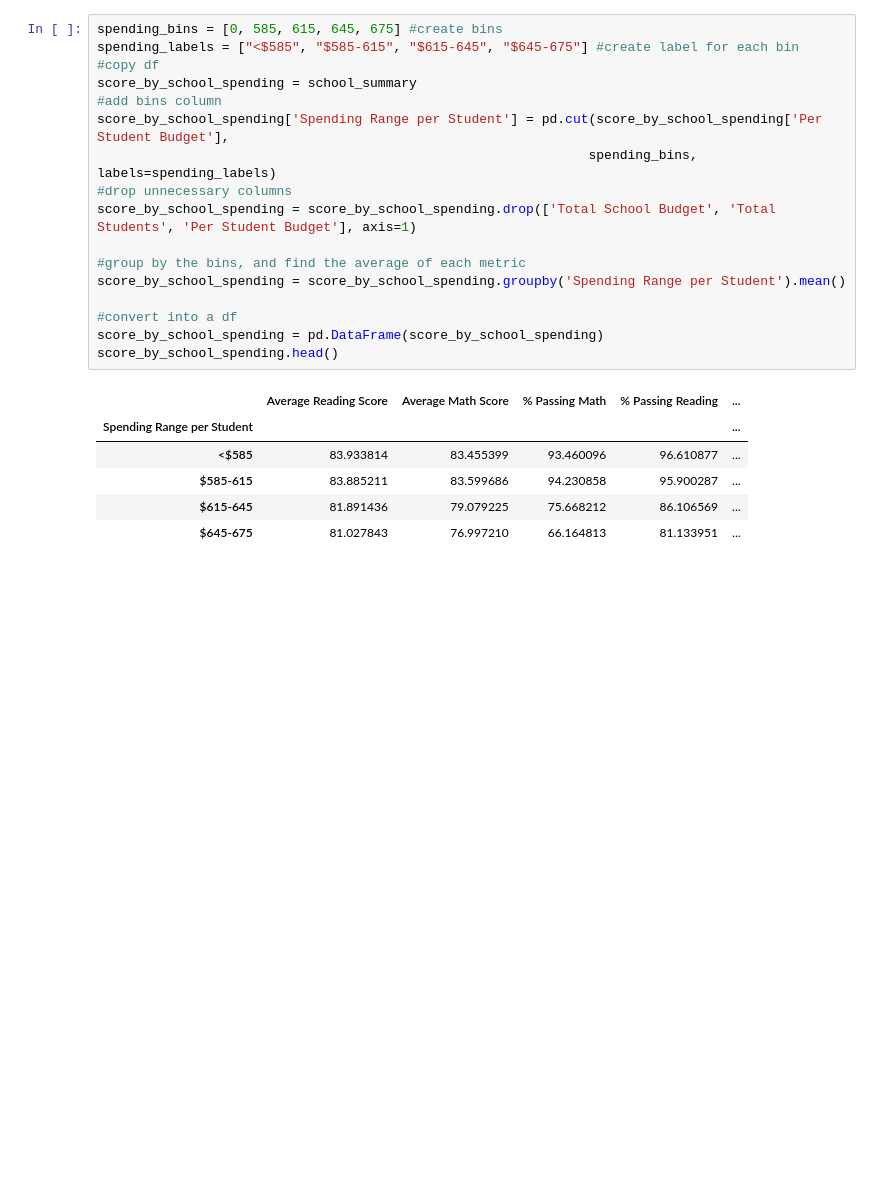
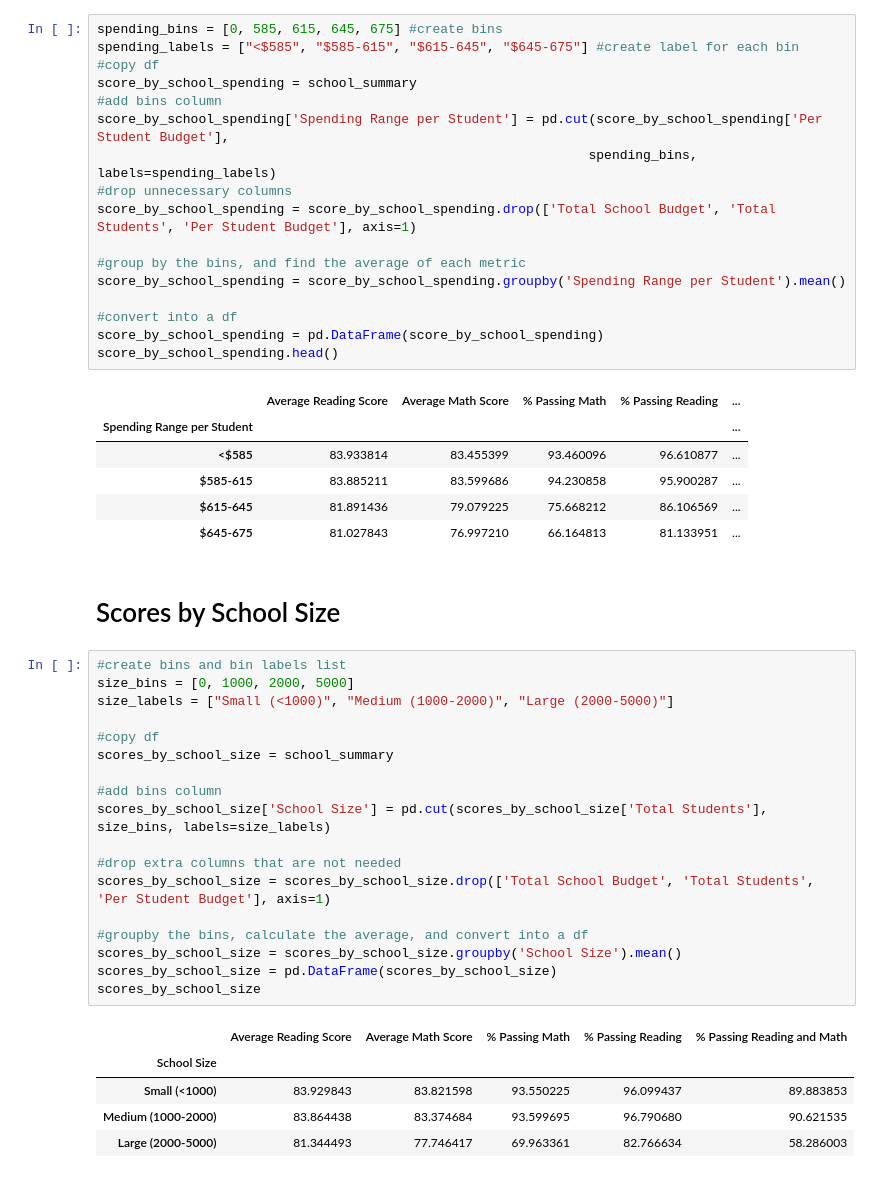
Before and after one commit to jherberg462/Pandas-challenge, a Jupyter notebook: PyCitySchools/main.ipynb, the cells around one changed output. Saved outputs shown, nothing was run; the diff lists cells and outputs as text; blank space fills up the shorter version.

```diff
--- a/PyCitySchools/main.ipynb
+++ b/PyCitySchools/main.ipynb
@@ -256,3 +256,29 @@ score_by_school_spending.head()
 | $585-615 | 83.885211 | 83.599686 | 94.230858 | 95.900287 | ... |
 | $615-645 | 81.891436 | 79.079225 | 75.668212 | 86.106569 | ... |
 | $645-675 | 81.027843 | 76.997210 | 66.164813 | 81.133951 | ... |
+# %% [markdown]
+# Scores by School Size
+# %%
+#create bins and bin labels list
+size_bins = [0, 1000, 2000, 5000]
+size_labels = ["Small (<1000)", "Medium (1000-2000)", "Large (2000-5000)"]
+
+#copy df
+scores_by_school_size = school_summary
+
+#add bins column
+scores_by_school_size['School Size'] = pd.cut(scores_by_school_size['Total Students'], size_bins, labels=size_labels)
+
+#drop extra columns that are not needed
+scores_by_school_size = scores_by_school_size.drop(['Total School Budget', 'Total Students', 'Per Student Budget'], axis=1)
+
+#groupby the bins, calculate the average, and convert into a df
+scores_by_school_size = scores_by_school_size.groupby('School Size').mean()
+scores_by_school_size = pd.DataFrame(scores_by_school_size)
+scores_by_school_size
+# %% [output]
+|  | Average Reading Score | Average Math Score | % Passing Math | % Passing Reading | % Passing Reading and Math |
+| School Size |  |  |  |  |  |
+| Small (<1000) | 83.929843 | 83.821598 | 93.550225 | 96.099437 | 89.883853 |
+| Medium (1000-2000) | 83.864438 | 83.374684 | 93.599695 | 96.790680 | 90.621535 |
+| Large (2000-5000) | 81.344493 | 77.746417 | 69.963361 | 82.766634 | 58.286003 |
```
Also changed, not shown: parts of 2 cells of this notebook.
